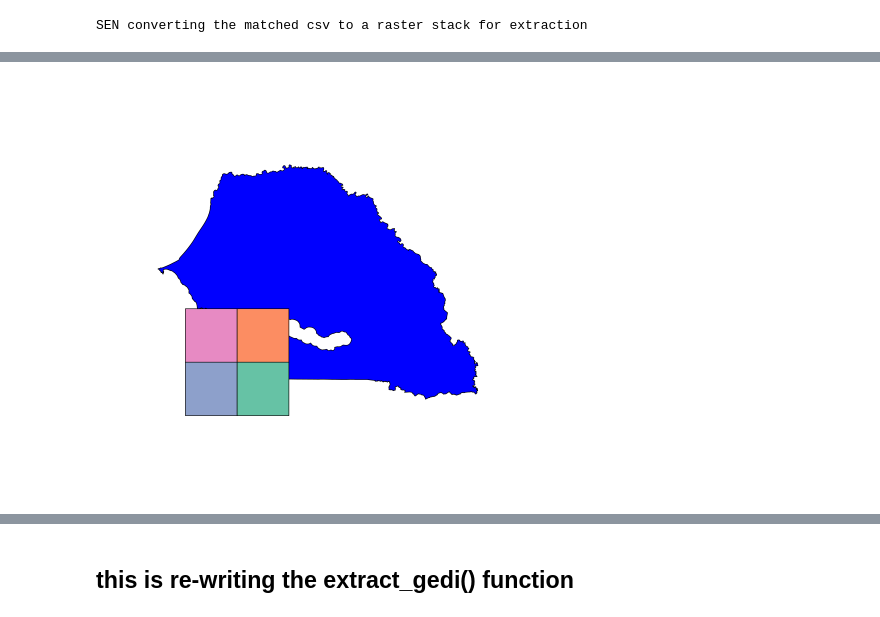
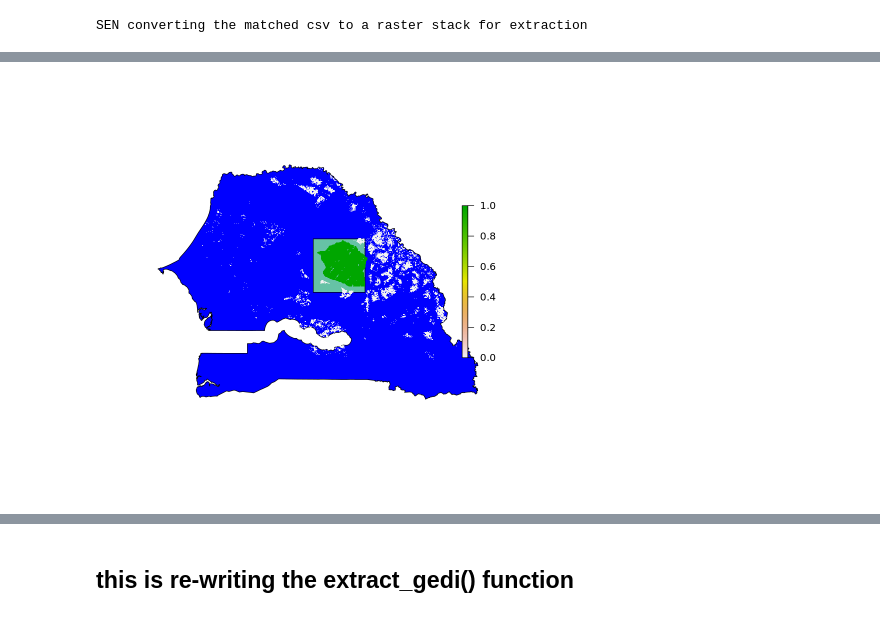
Before and after one commit to GEDI-PA/MAAP_GEDIAnalysis, a Jupyter notebook: global2.ipynb, the cells around one changed output, grey strips where cells are left out. Saved outputs shown, nothing was run; the diff lists cells and outputs as text; code cells hidden in the pictures.

```diff
--- a/global2.ipynb
+++ b/global2.ipynb
@@ -93,10 +77,11 @@ Step 0: Loading global variables to process country SEN with GEDI data until wee
 ~/GEDI_PA/Matching_Layers/SEN/
 # %%
 #Subset GEDI to tiles FOR TESTING
-tile<- st_read("~/GEDI_PA/Matching_Layers/SEN/SampleTile_4.geojson")
+
+tile<- st_read("~/shared-buckets/abarenblitt/SEN_Tiles/N14.30728831742391W-13.52951992770953.geojson")
 # spatial filter, as wkt:
 wkt = st_as_text(st_geometry(tile[1,]))
 print(wkt)
-# sf<- st_read("~/GEDI_PA/Matching_Layers/SEN/WDPA_gedi_l4a_clean_SEN/SEN_admin_L4A.gpkg", wkt_filter = wkt)
+sf<- st_read("~/GEDI_PA/Matching_Layers/SEN/SEN_Tiles/N14.30728831742391W-13.52951992770953.geojson_L2A.gpkg", wkt_filter = wkt)
 # st_write(sf,"~/GEDI_PA/Matching_Layers/SEN/WDPA_gedi_l4a_clean_SEN/SEN_L4A_subset_Til1.gpkg")
 # %% [output]
@@ -124,12 +105,0 @@ setwd('/projects/GEDI_PA')
-# %%
-grd$ID <- seq.int(nrow(grd))
-
-grd<-st_read(grd)
-unique <- unique(grd$ID)
-
-for (i in 1:length(unique)) {
-  tmp <- grd[grd$ID == unique[i], ]
-    st_write(tmp,dsn="GEDI_PA/Matching_Layers/SEN/SEN_Tiles/",unique[i],".gpkg",,sep="")
-  # writeOGR(tmp, dsn="~/GEDI_PA/Matching_Layers/SEN/SEN_Tiles", unique[i], driver="GeoJSON",
-  #          overwrite_layer=TRUE)
-}
@@ -278,7 +246,7 @@ foreach(this_rds=matched_PAs, .combine = foreach_rbind, .packages=c('sp','magrit
   } else {
     id_pa <- this_rds %>% str_split("_") %>% unlist %>% .[3]
   }
-  matched <- readRDS(paste("GEDI_PA/Matching_Layers/SEN/WDPA_matching_points/SEN_wk24/SEN_pa_2332_matching_results_wk24.RDS", sep=""))
+  matched <- readRDS(paste("~/GEDI_PA/Matching_Layers/SEN/WDPA_matching_points/SEN_wk24/SEN_pa_2332_matching_results_wk24.RDS", sep=""))
   if (is.null(matched)==TRUE  | nrow(matched)==0) {
     cat("Matched result is null for PA", id_pa, "quitting...\n")
   } else if (!is.null(matched)==TRUE){
@@ -286,8 +254,8 @@ foreach(this_rds=matched_PAs, .combine = foreach_rbind, .packages=c('sp','magrit
                       error=function(cond){
                         message(cond)
                         cat("Matched result is likely null for country", iso3,"pa", id_pa, "dimension of the match is", dim(matched),"\n")
-                        # writeLines("Matched results is likely null for country", paste(f.path,"WDPA_log/",iso3,"_log_matching.txt", sep=""))
                         return(NULL)}) #convert the macthed df to a raster stack
+    mras<-projectRaster(mras,crs = crs(tile))
     if(table(mras$status[])[2]==0 | table(mras$status[])[1]==0 | is.null(mras)){
       cat("Rasterized results unbalanced for PA", id_pa, "quitting...\n")
     } else {
@@ -298,8 +266,11 @@ foreach(this_rds=matched_PAs, .combine = foreach_rbind, .packages=c('sp','magrit
       cat(tElapsed, "for extracting all PAs in", iso3,"\n")
       iso_matched_gedi_sub <- iso_matched_gedi %>%
         #ASK AMBER ABOUT OG COLUMNS
-        dplyr::select("pa_id","status","wwfbiom","wwfecoreg","lon_lowestmode","lat_lowestmode",
-                      "rh_010","rh_020", "rh_030", "rh_040",  "rh_050",  "rh_060" , "rh_070","rh_075",  "rh_080",  "rh_090",  "rh_098", "AGBD","cover","pai","REGION","PFT")  #write to individual country folder
+        #THIS NEEDS TO BE ADJUSTED!!!!
+        dplyr::select("pa_id","status",
+                      # "wwfbiom","wwfecoreg","lon_lowestmode","lat_lowestmode",
+                      "shot_number")
+                      # ,"lon_lowestmode", "lat_lowestmode","rh25", "rh50", "rh75","rh90", "rh98")  #write to individual country folder
       if (length(unique(iso_matched_gedi$wwfbiom)) >1){
         pabiome <- iso_matched_gedi$wwfbiom %>% unique() %>% gsub('\\b(\\pL)\\pL{2,}|.','\\U\\1',.,perl = TRUE)%>% str_c( collapse = "+")
       } else if (length(unique(iso_matched_gedi$wwfbiom))==1){
@@ -382,4 +334,6 @@ mras  <- tryCatch(matched2ras(matched),
                         return(NULL)}) #convert the macthed df to a raster stack
 # %% [output]
 SEN converting the matched csv to a raster stack for extraction
+# %%
+mrasProj <- projectRaster(mras,crs = crs(tile))
 # %%
@@ -394,8 +351,9 @@ plot(tile, add = TRUE)
 # %%
 plot(adm, col = "blue")
 plot(tile, add = TRUE)
+plot(mrasProj$status,add = TRUE)
 # %% [output]
-[figure, old version]
+[figure, new version]
 # %%
 # essentially we want to extract gedi shots over the raster grids, but the extract_gedi function needs customization [done below]
 # iso_matched_gedi<- extract_gedi(matched=matched, mras = mras)
```
Also changed, not shown: parts of 25 cells of this notebook.
